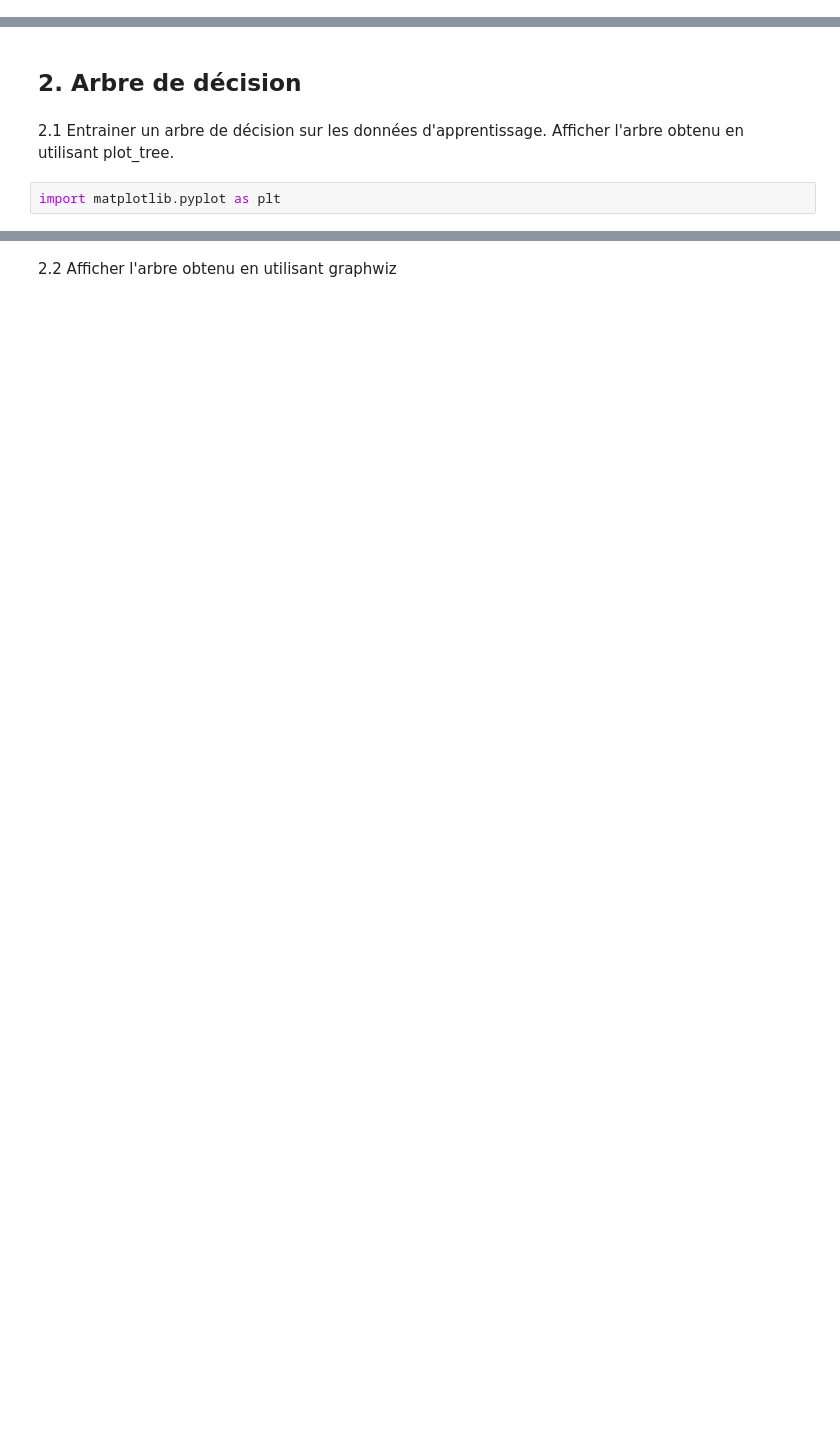
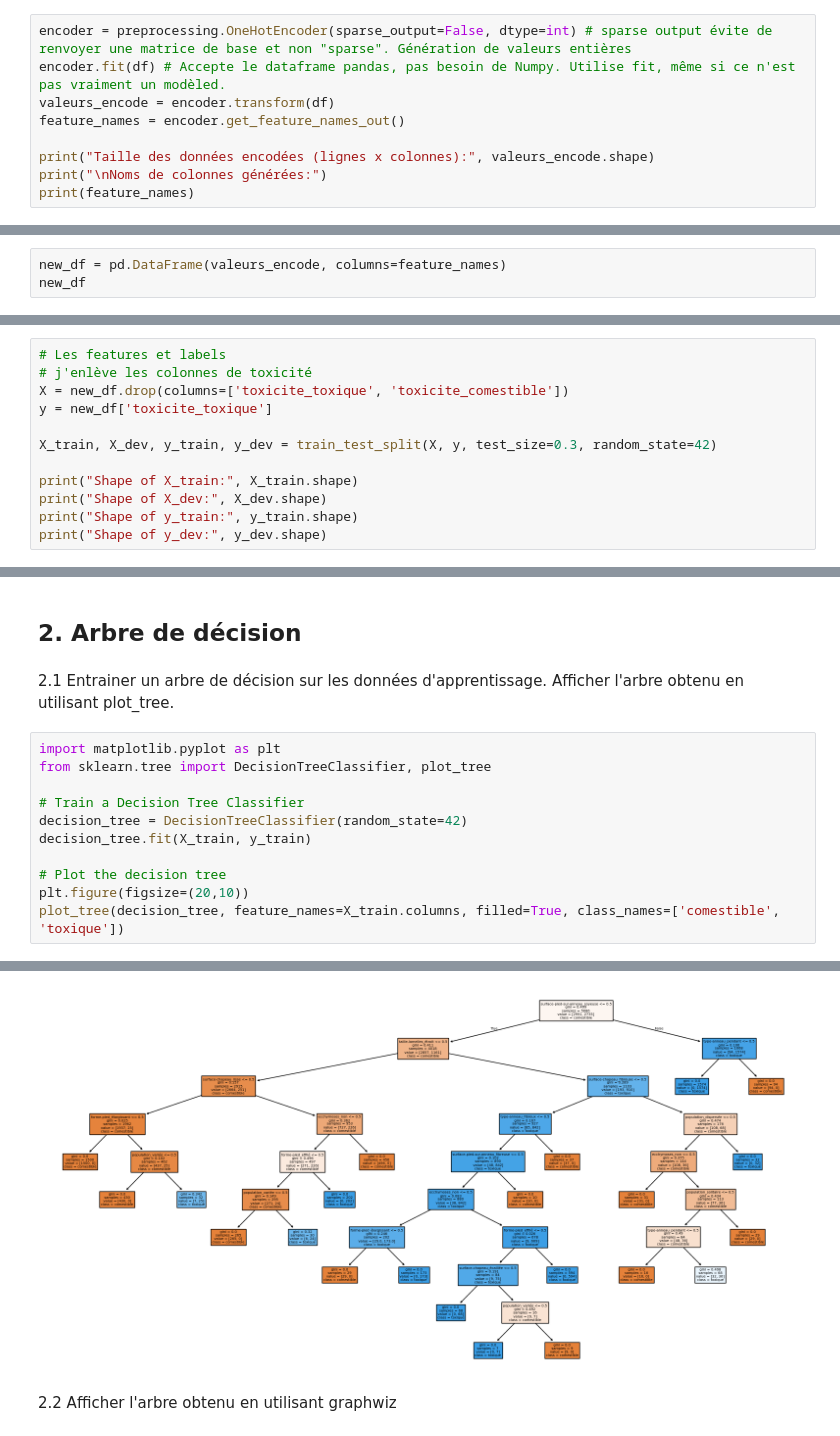
Before and after one commit to Hablna/Machine_Learning, a Jupyter notebook: MachineLeaning/TP1_classification_champignons.ipynb, the cells around one changed output, grey strips where cells are left out. Cells and saved outputs as stored; diff of their text form; blank space fills up the shorter version.

```diff
--- a/MachineLeaning/TP1_classification_champignons.ipynb
+++ b/MachineLeaning/TP1_classification_champignons.ipynb
@@ -100,0 +80,9 @@ champignons_encode
+# %%
+encoder = preprocessing.OneHotEncoder(sparse_output=False, dtype=int) # sparse output évite de renvoyer une matrice de base et non "sparse". Génération de valeurs entières
+encoder.fit(df) # Accepte le dataframe pandas, pas besoin de Numpy. Utilise fit, même si ce n'est pas vraiment un modèled.
+valeurs_encode = encoder.transform(df)
+feature_names = encoder.get_feature_names_out()
+
+print("Taille des données encodées (lignes x colonnes):", valeurs_encode.shape)
+print("\nNoms de colonnes générées:")
+print(feature_names)
@@ -101,2 +110,5 @@ champignons_encode
 # %% [markdown]
 1.3 Créer un nouveau DataFrame avec les données et les noms de colonne (méthode get_feature_names_out() de OneHotEncoder). Mélanger les données. Afficher le résultat.
+# %%
+new_df = pd.DataFrame(valeurs_encode, columns=feature_names)
+new_df
@@ -103,3 +129,15 @@ champignons_encode
 # %% [markdown]
 1.4 Creer 4 jeux de données : train features et labels (70%) et dev features et labels (30%).\
 Utiliser toxicite_toxique comme label. Ne pas garder de label (toxicite_toxique et toxicite_comestible) dans les features !
+# %%
+# Les features et labels
+# j'enlève les colonnes de toxicité
+X = new_df.drop(columns=['toxicite_toxique', 'toxicite_comestible'])
+y = new_df['toxicite_toxique']
+
+X_train, X_dev, y_train, y_dev = train_test_split(X, y, test_size=0.3, random_state=42)
+
+print("Shape of X_train:", X_train.shape)
+print("Shape of X_dev:", X_dev.shape)
+print("Shape of y_train:", y_train.shape)
+print("Shape of y_dev:", y_dev.shape)
@@ -107,5 +150,15 @@ Utiliser toxicite_toxique comme label. Ne pas garder de label (toxicite_toxique
 ## 2. Arbre de décision
 # %% [markdown]
 2.1 Entrainer un arbre de décision sur les données d'apprentissage. Afficher l'arbre obtenu en utilisant plot_tree.
-# %%
-import matplotlib.pyplot as plt
+# %%
+import matplotlib.pyplot as plt
+from sklearn.tree import DecisionTreeClassifier, plot_tree
+
+# Train a Decision Tree Classifier
+decision_tree = DecisionTreeClassifier(random_state=42)
+decision_tree.fit(X_train, y_train)
+
+# Plot the decision tree
+plt.figure(figsize=(20,10))
+plot_tree(decision_tree, feature_names=X_train.columns, filled=True, class_names=['comestible', 'toxique'])
+# %% [output]
@@ -112,2 +182,3 @@ import matplotlib.pyplot as plt
+[figure, added]
 # %% [markdown]
 2.2 Afficher l'arbre obtenu en utilisant graphwiz
```
Also changed, not shown: parts of 8 cells of this notebook.
